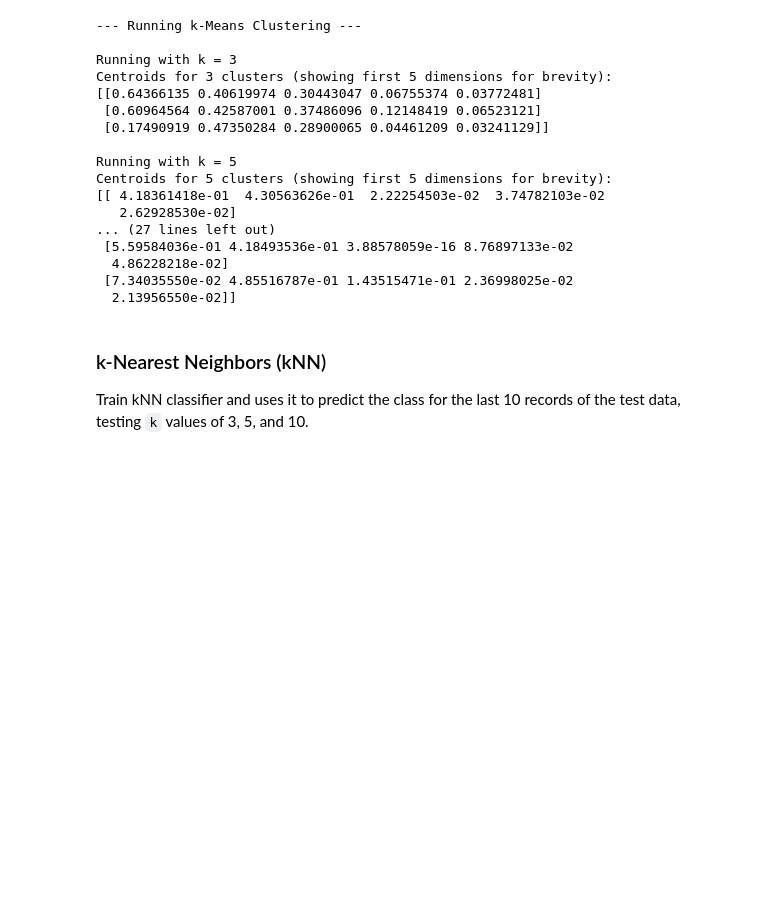
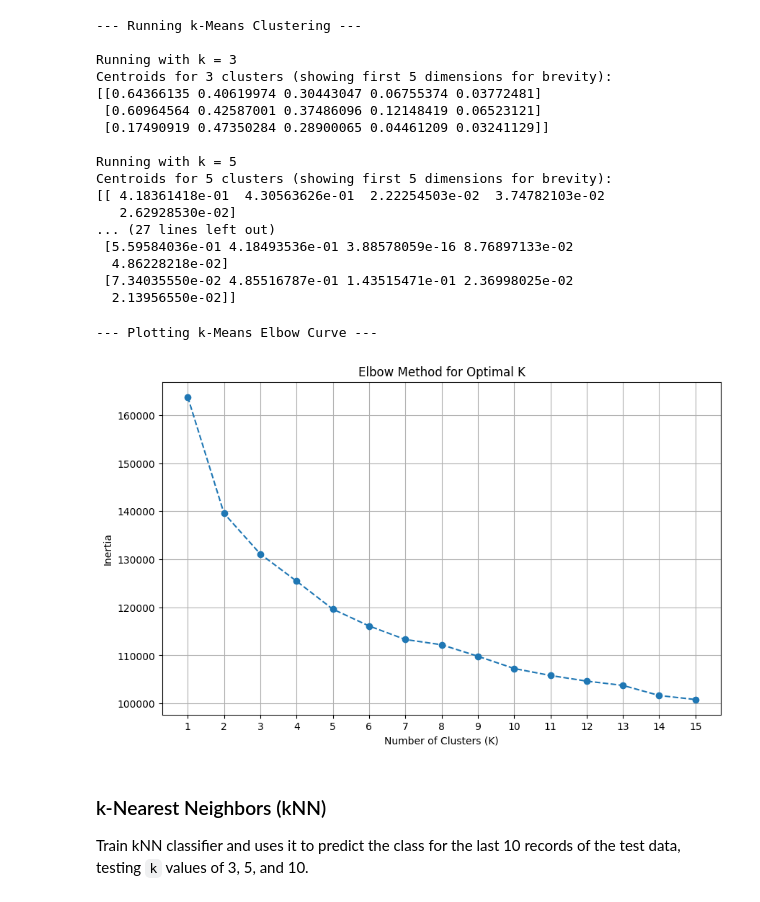
Before and after one commit to yiwang099/Adult-dataset-scikit-learn-project, a Jupyter notebook: PracticeProject.ipynb, the cells around one changed output. Cells and saved outputs as stored; diff of their text form; code cells hidden in the pictures; blank space fills up the shorter version.

```diff
--- a/PracticeProject.ipynb
+++ b/PracticeProject.ipynb
@@ -283,6 +334,31 @@ Centroids for 5 clusters (showing first 5 dimensions for brevity):
   4.86228218e-02]
  [7.34035550e-02 4.85516787e-01 1.43515471e-01 2.36998025e-02
   2.13956550e-02]]
+# %%
+def plot_kmeans_elbow_curve(X_data, max_k=15):
+    print("\n--- Plotting k-Means Elbow Curve ---")
+    inertias = []
+    k_range = range(1, max_k + 1)
+
+    for k in k_range:
+        kmeans = KMeans(n_clusters=k, random_state=42, n_init='auto')
+        kmeans.fit(X_data)
+        inertias.append(kmeans.inertia_)
+
+    plt.figure(figsize=(10, 6))
+    plt.plot(k_range, inertias, marker='o', linestyle='--')
+    plt.title('Elbow Method for Optimal K')
+    plt.xlabel('Number of Clusters (K)')
+    plt.ylabel('Inertia')
+    plt.xticks(k_range)
+    plt.grid(True)
+    plt.show()
+
+# Execute the elbow curve function
+plot_kmeans_elbow_curve(X_train_mix)
+# %% [output]
+--- Plotting k-Means Elbow Curve ---
+[figure, added]
 # %% [markdown]
 ### k-Nearest Neighbors (kNN)
 
```
Also changed, not shown: parts of 8 cells of this notebook.
